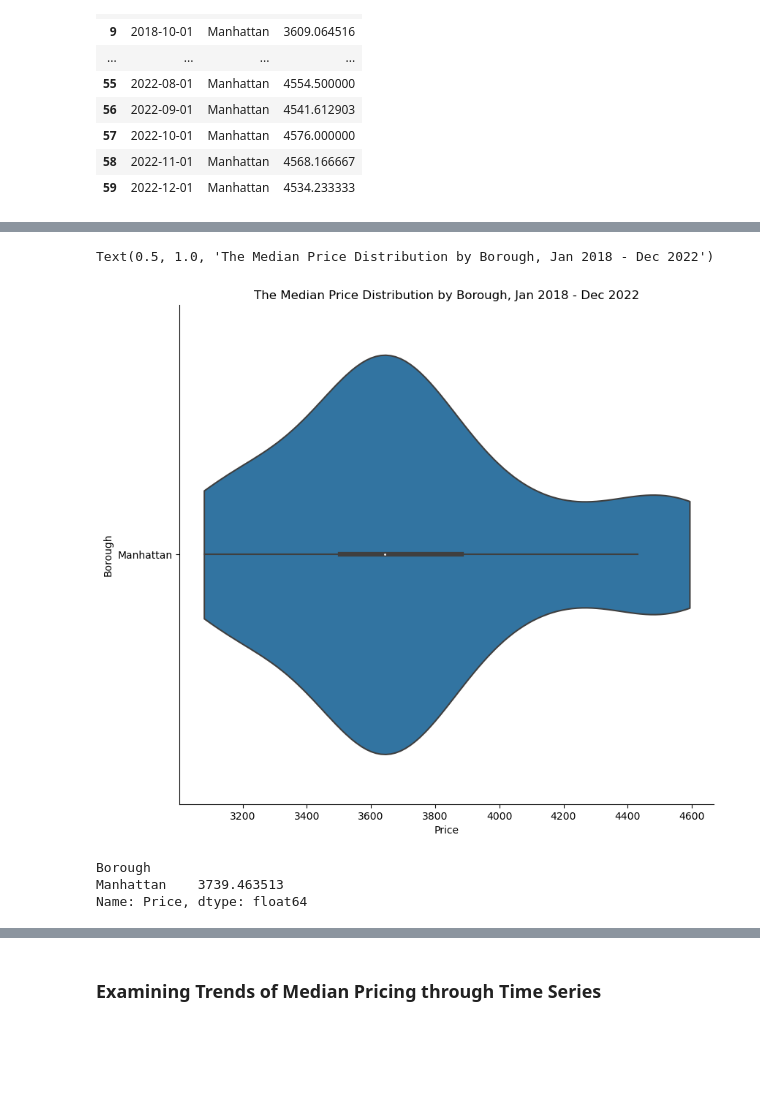
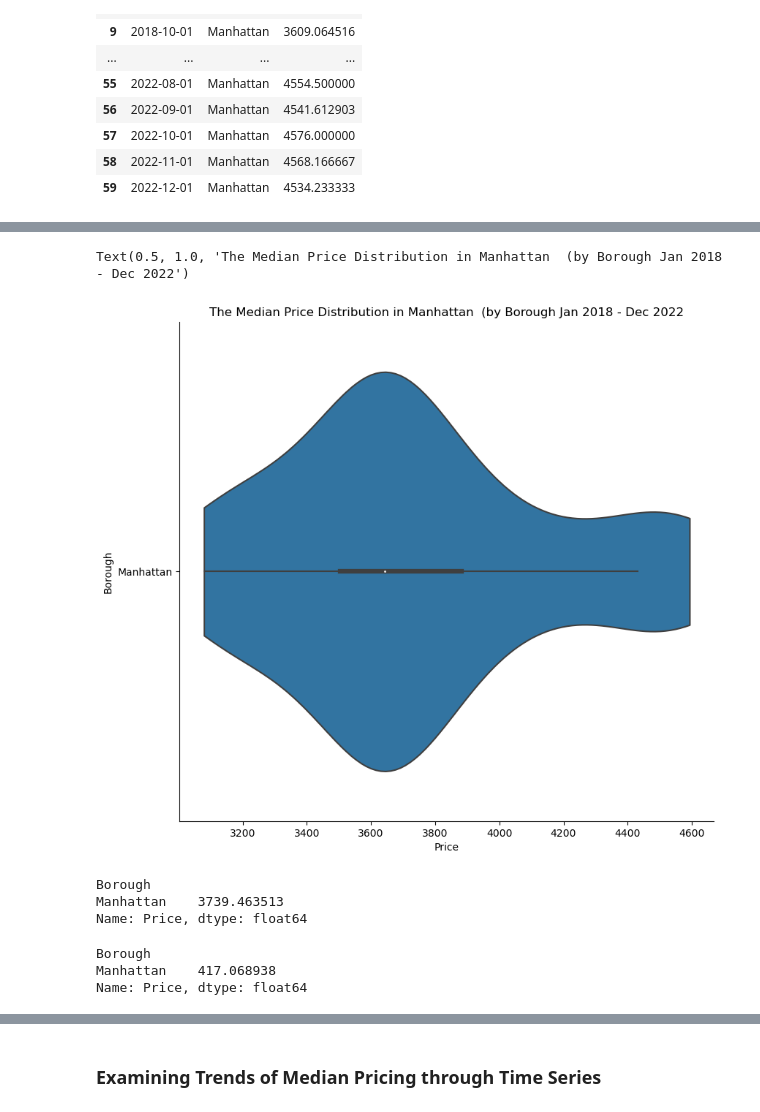
Before and after one commit to munozjon/NYC-Real-Estate-Trends, a Jupyter notebook: Rent_NY.ipynb, the cells around one changed output, grey strips where cells are left out. Drawn from its saved outputs; the diff is of its cells as text; code cells hidden in the pictures; blank space fills up the shorter version.

```diff
--- a/Rent_NY.ipynb
+++ b/Rent_NY.ipynb
@@ -12,5 +23,5 @@ import plotly.express as px
 # %%
-Rent= pd.read_csv("Resources/medianAskingRent_All.csv")
+Rent= pd.read_csv("medianAskingRent_All.csv")
 
 
 ## Filter for Neighborhoods data only
@@ -101,23 +111,30 @@ Text(0.5, 1.0, 'The Median Price Distribution by Borough, Jan 2018 - Dec 2022')
 # %%
 my_order = borough.groupby(by=["Borough"])["Price"].mean().iloc[::-1].index
 my_order = my_order.sort_values()
 
 k = sns.catplot(x= "Price", y="Borough",
                 kind= 'violin',
                 cut= 0, hue_order=True,
                 data= borough,
                 order= my_order)
 
 k.fig.set_figwidth(10)
 k.fig.set_figheight(8)
 
-plt.title('The Median Price Distribution by Borough, Jan 2018 - Dec 2022')
+plt.title('The Median Price Distribution in Manhattan  (by Borough Jan 2018 - Dec 2022')
 # %% [output]
-Text(0.5, 1.0, 'The Median Price Distribution by Borough, Jan 2018 - Dec 2022')
+Text(0.5, 1.0, 'The Median Price Distribution in Manhattan  (by Borough Jan 2018 - Dec 2022')
-[figure, old version]
+[figure, new version]
 # %%
 print(borough.groupby(by=["Borough"])["Price"].mean())
 # %% [output]
 Borough
 Manhattan    3739.463513
 Name: Price, dtype: float64
+# %%
+std_price = borough.groupby(by=["Borough"])["Price"].std()
+std_price
+# %% [output]
+Borough
+Manhattan    417.068938
+Name: Price, dtype: float64
```
Also changed, not shown: parts of 25 cells of this notebook.
